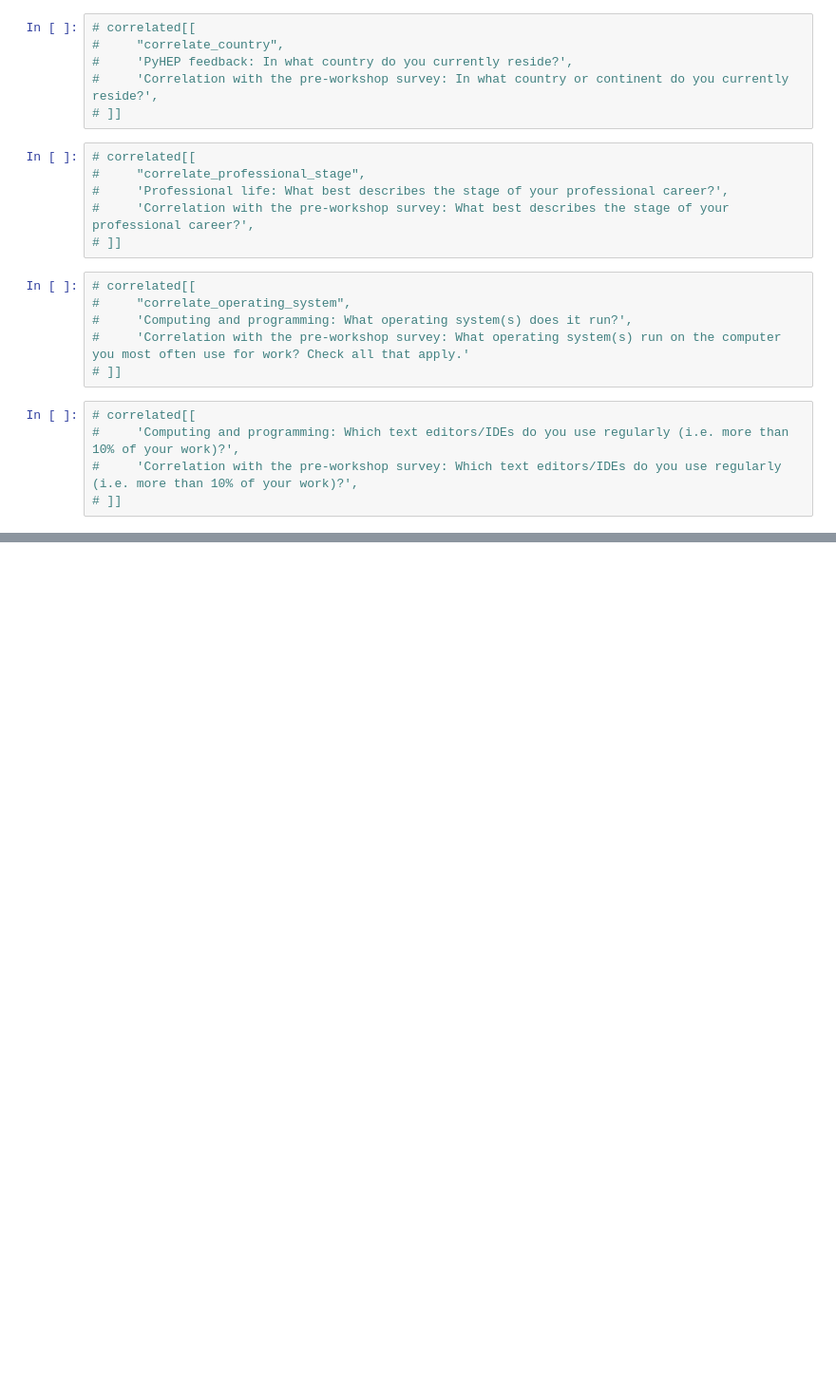
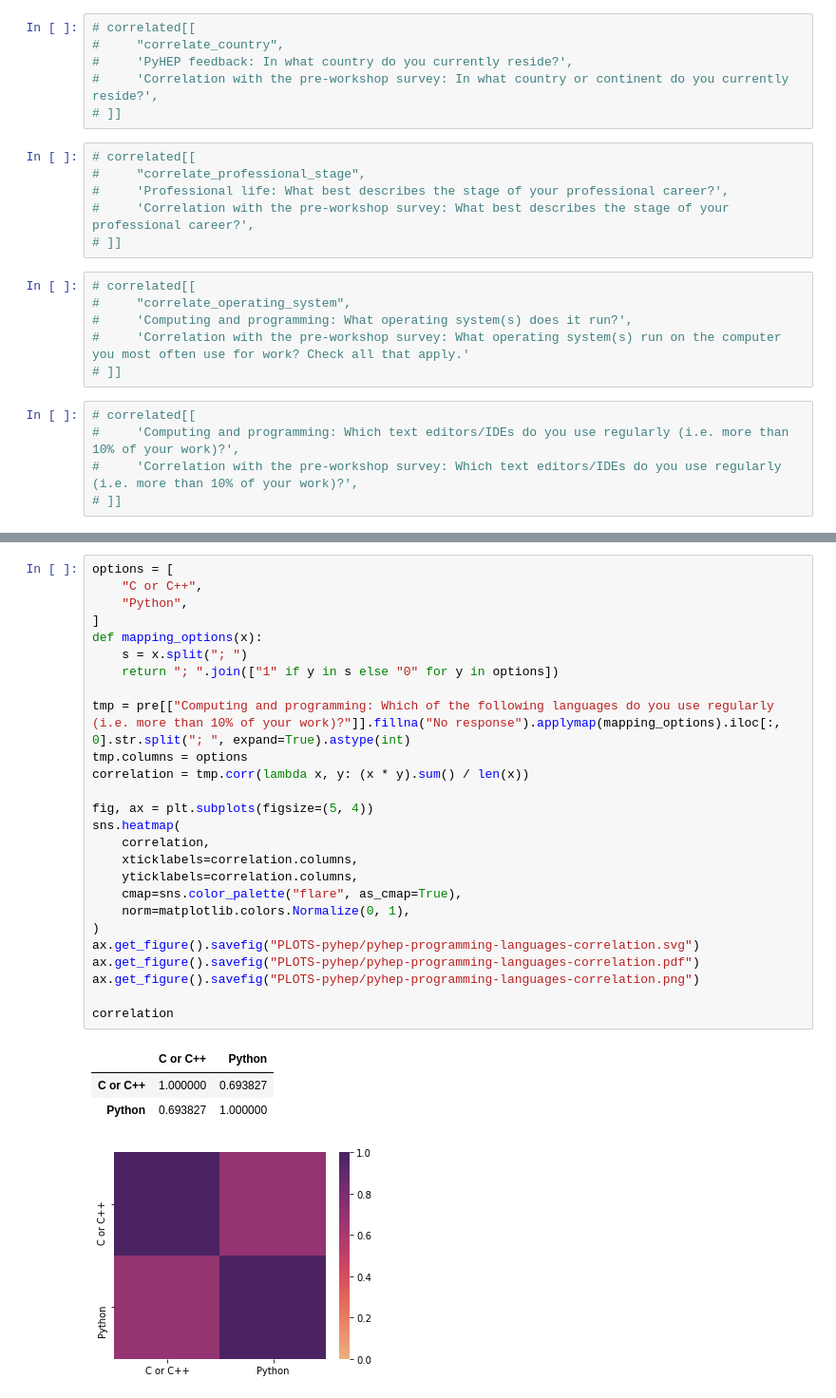
Before and after one commit to jpivarski-talks/2021-02-24-reload-statistics, a Jupyter notebook: analyze-pyhep2020.ipynb, the cells around one changed output, grey strips where cells are left out. Shown at 95% size. Cells and saved outputs as stored; diff of their text form; blank space fills up the shorter version.

```diff
--- a/analyze-pyhep2020.ipynb
+++ b/analyze-pyhep2020.ipynb
@@ -777,0 +493,31 @@ plt.xlabel("number of participants (post-PyHEP2020 survey)");
+# %%
+options = [
+    "C or C++",
+    "Python",
+]
+def mapping_options(x):
+    s = x.split("; ")
+    return "; ".join(["1" if y in s else "0" for y in options])
+
+tmp = pre[["Computing and programming: Which of the following languages do you use regularly (i.e. more than 10% of your work)?"]].fillna("No response").applymap(mapping_options).iloc[:, 0].str.split("; ", expand=True).astype(int)
+tmp.columns = options
+correlation = tmp.corr(lambda x, y: (x * y).sum() / len(x))
+
+fig, ax = plt.subplots(figsize=(5, 4))
+sns.heatmap(
+    correlation,
+    xticklabels=correlation.columns,
+    yticklabels=correlation.columns,
+    cmap=sns.color_palette("flare", as_cmap=True),
+    norm=matplotlib.colors.Normalize(0, 1),
+)
+ax.get_figure().savefig("PLOTS-pyhep/pyhep-programming-languages-correlation.svg")
+ax.get_figure().savefig("PLOTS-pyhep/pyhep-programming-languages-correlation.pdf")
+ax.get_figure().savefig("PLOTS-pyhep/pyhep-programming-languages-correlation.png")
+
+correlation
+# %% [output]
+|  | C or C++ | Python |
+| C or C++ | 1.000000 | 0.693827 |
+| Python | 0.693827 | 1.000000 |
+[figure, added]
```
Also changed, not shown: parts of 67 cells of this notebook, 32 other files.
